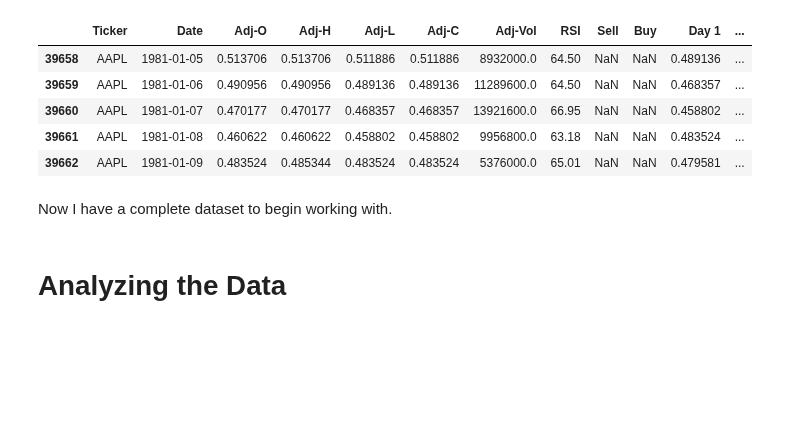
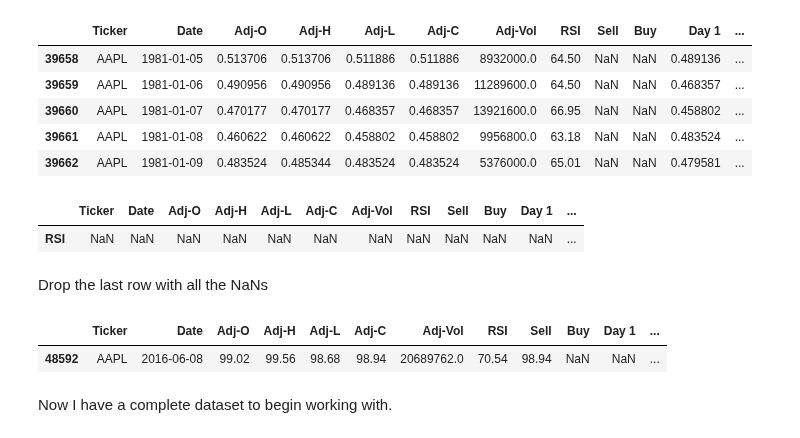
Before and after one commit to theofanislekkas/mlnd, a Jupyter notebook: rsi/RSI Reboot.ipynb, the cells around one changed output. Saved outputs shown, nothing was run; the diff lists cells and outputs as text; code cells hidden in the pictures; blank space fills up the shorter version.

```diff
--- a/rsi/RSI Reboot.ipynb
+++ b/rsi/RSI Reboot.ipynb
@@ -241,3 +241,10 @@ aapl.head(5)
 | 39660 | AAPL | 1981-01-07 | 0.470177 | 0.470177 | 0.468357 | 0.468357 | 13921600.0 | 66.95 | NaN | NaN | 0.458802 | ... |
 | 39661 | AAPL | 1981-01-08 | 0.460622 | 0.460622 | 0.458802 | 0.458802 | 9956800.0 | 63.18 | NaN | NaN | 0.483524 | ... |
 | 39662 | AAPL | 1981-01-09 | 0.483524 | 0.485344 | 0.483524 | 0.483524 | 5376000.0 | 65.01 | NaN | NaN | 0.479581 | ... |
+# %%
+aapl.tail(1)
+# %% [output]
+|  | Ticker | Date | Adj-O | Adj-H | Adj-L | Adj-C | Adj-Vol | RSI | Sell | Buy | Day 1 | ... |
+| RSI | NaN | NaN | NaN | NaN | NaN | NaN | NaN | NaN | NaN | NaN | NaN | ... |
+# %% [markdown]
+Drop the last row with all the NaNs
@@ -244,4 +253,7 @@ aapl.head(5)
+# %%
+aapl.tail(1)
+# %% [output]
+|  | Ticker | Date | Adj-O | Adj-H | Adj-L | Adj-C | Adj-Vol | RSI | Sell | Buy | Day 1 | ... |
+| 48592 | AAPL | 2016-06-08 | 99.02 | 99.56 | 98.68 | 98.94 | 20689762.0 | 70.54 | 98.94 | NaN | NaN | ... |
 # %% [markdown]
 Now I have a complete dataset to begin working with.
-# %% [markdown]
-# Analyzing the Data
```
Also changed, not shown: parts of 22 cells of this notebook.
